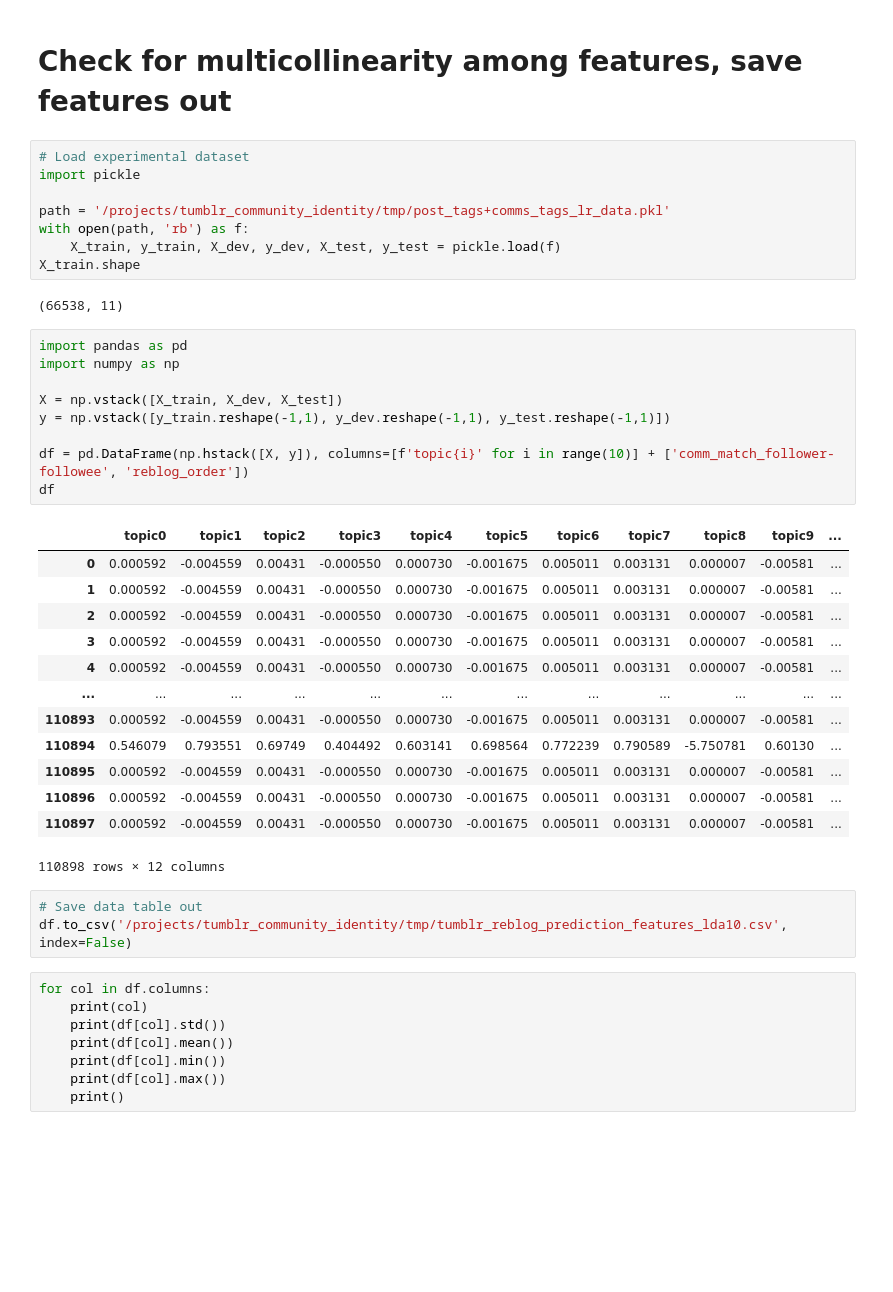
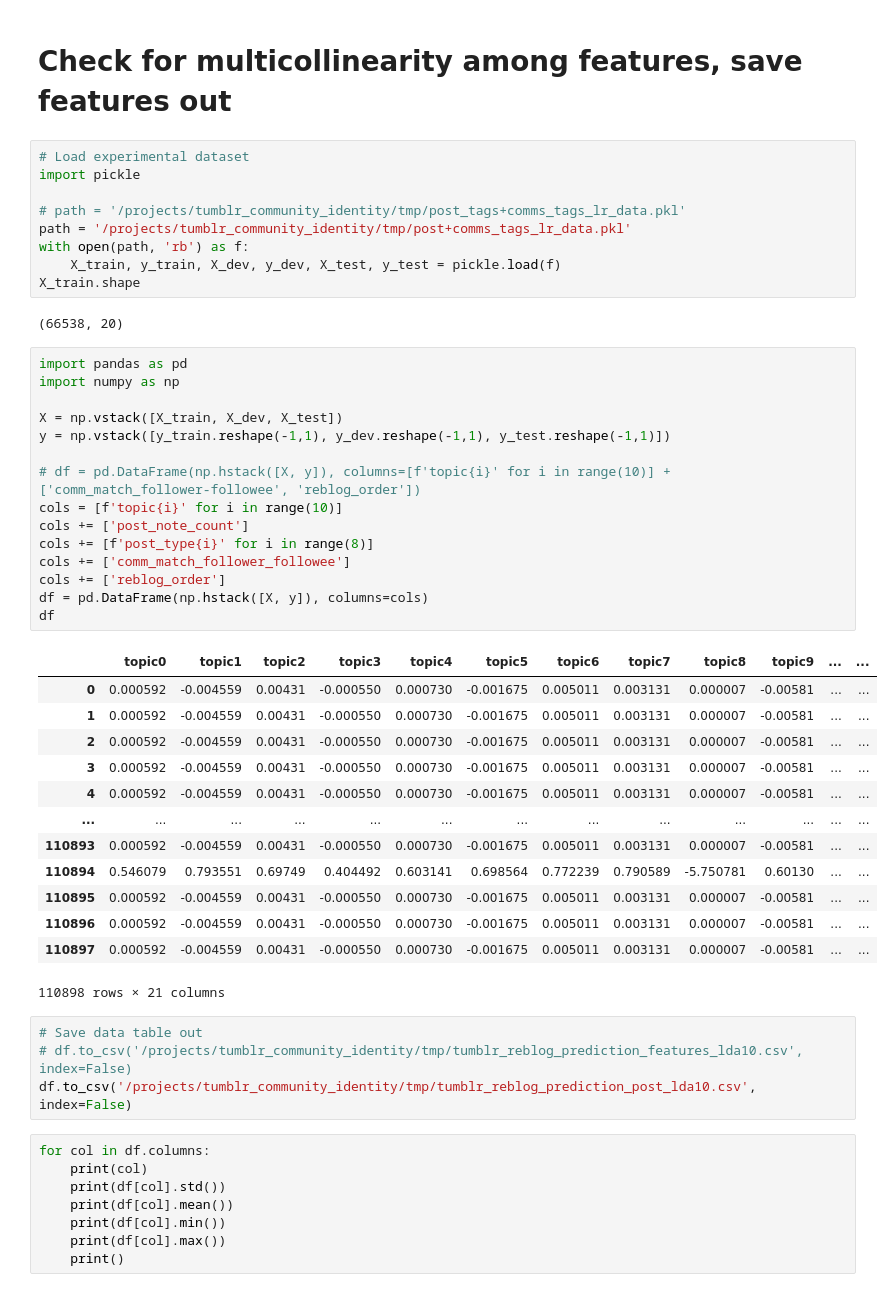
Before and after one commit to michaelmilleryoder/tumblr_community_identity, a Jupyter notebook: jupyter/check_features.ipynb, the cells around one changed output. Drawn from its saved outputs; the diff is of its cells as text; blank space fills up the shorter version.

```diff
--- a/jupyter/check_features.ipynb
+++ b/jupyter/check_features.ipynb
@@ -4,38 +4,46 @@
 # Load experimental dataset
 import pickle
 
-path = '/projects/tumblr_community_identity/tmp/post_tags+comms_tags_lr_data.pkl'
+# path = '/projects/tumblr_community_identity/tmp/post_tags+comms_tags_lr_data.pkl'
+path = '/projects/tumblr_community_identity/tmp/post+comms_tags_lr_data.pkl'
 with open(path, 'rb') as f:
     X_train, y_train, X_dev, y_dev, X_test, y_test = pickle.load(f)
 X_train.shape
 # %% [output]
-(66538, 11)
+(66538, 20)
 # %%
 import pandas as pd
 import numpy as np
 
 X = np.vstack([X_train, X_dev, X_test])
 y = np.vstack([y_train.reshape(-1,1), y_dev.reshape(-1,1), y_test.reshape(-1,1)])
 
-df = pd.DataFrame(np.hstack([X, y]), columns=[f'topic{i}' for i in range(10)] + ['comm_match_follower-followee', 'reblog_order'])
+# df = pd.DataFrame(np.hstack([X, y]), columns=[f'topic{i}' for i in range(10)] + ['comm_match_follower-followee', 'reblog_order'])
+cols = [f'topic{i}' for i in range(10)]
+cols += ['post_note_count']
+cols += [f'post_type{i}' for i in range(8)]
+cols += ['comm_match_follower_followee']
+cols += ['reblog_order']
+df = pd.DataFrame(np.hstack([X, y]), columns=cols)
 df
 # %% [output]
-|  | topic0 | topic1 | topic2 | topic3 | topic4 | topic5 | topic6 | topic7 | topic8 | topic9 | ... |
-| 0 | 0.000592 | -0.004559 | 0.00431 | -0.000550 | 0.000730 | -0.001675 | 0.005011 | 0.003131 | 0.000007 | -0.00581 | ... |
-| 1 | 0.000592 | -0.004559 | 0.00431 | -0.000550 | 0.000730 | -0.001675 | 0.005011 | 0.003131 | 0.000007 | -0.00581 | ... |
-| 2 | 0.000592 | -0.004559 | 0.00431 | -0.000550 | 0.000730 | -0.001675 | 0.005011 | 0.003131 | 0.000007 | -0.00581 | ... |
-| 3 | 0.000592 | -0.004559 | 0.00431 | -0.000550 | 0.000730 | -0.001675 | 0.005011 | 0.003131 | 0.000007 | -0.00581 | ... |
-| 4 | 0.000592 | -0.004559 | 0.00431 | -0.000550 | 0.000730 | -0.001675 | 0.005011 | 0.003131 | 0.000007 | -0.00581 | ... |
-| ... | ... | ... | ... | ... | ... | ... | ... | ... | ... | ... | ... |
-| 110893 | 0.000592 | -0.004559 | 0.00431 | -0.000550 | 0.000730 | -0.001675 | 0.005011 | 0.003131 | 0.000007 | -0.00581 | ... |
-| 110894 | 0.546079 | 0.793551 | 0.69749 | 0.404492 | 0.603141 | 0.698564 | 0.772239 | 0.790589 | -5.750781 | 0.60130 | ... |
-| 110895 | 0.000592 | -0.004559 | 0.00431 | -0.000550 | 0.000730 | -0.001675 | 0.005011 | 0.003131 | 0.000007 | -0.00581 | ... |
-| 110896 | 0.000592 | -0.004559 | 0.00431 | -0.000550 | 0.000730 | -0.001675 | 0.005011 | 0.003131 | 0.000007 | -0.00581 | ... |
-| 110897 | 0.000592 | -0.004559 | 0.00431 | -0.000550 | 0.000730 | -0.001675 | 0.005011 | 0.003131 | 0.000007 | -0.00581 | ... |
+|  | topic0 | topic1 | topic2 | topic3 | topic4 | topic5 | topic6 | topic7 | topic8 | topic9 | ... | ... |
+| 0 | 0.000592 | -0.004559 | 0.00431 | -0.000550 | 0.000730 | -0.001675 | 0.005011 | 0.003131 | 0.000007 | -0.00581 | ... | ... |
+| 1 | 0.000592 | -0.004559 | 0.00431 | -0.000550 | 0.000730 | -0.001675 | 0.005011 | 0.003131 | 0.000007 | -0.00581 | ... | ... |
+| 2 | 0.000592 | -0.004559 | 0.00431 | -0.000550 | 0.000730 | -0.001675 | 0.005011 | 0.003131 | 0.000007 | -0.00581 | ... | ... |
+| 3 | 0.000592 | -0.004559 | 0.00431 | -0.000550 | 0.000730 | -0.001675 | 0.005011 | 0.003131 | 0.000007 | -0.00581 | ... | ... |
+| 4 | 0.000592 | -0.004559 | 0.00431 | -0.000550 | 0.000730 | -0.001675 | 0.005011 | 0.003131 | 0.000007 | -0.00581 | ... | ... |
+| ... | ... | ... | ... | ... | ... | ... | ... | ... | ... | ... | ... | ... |
+| 110893 | 0.000592 | -0.004559 | 0.00431 | -0.000550 | 0.000730 | -0.001675 | 0.005011 | 0.003131 | 0.000007 | -0.00581 | ... | ... |
+| 110894 | 0.546079 | 0.793551 | 0.69749 | 0.404492 | 0.603141 | 0.698564 | 0.772239 | 0.790589 | -5.750781 | 0.60130 | ... | ... |
+| 110895 | 0.000592 | -0.004559 | 0.00431 | -0.000550 | 0.000730 | -0.001675 | 0.005011 | 0.003131 | 0.000007 | -0.00581 | ... | ... |
+| 110896 | 0.000592 | -0.004559 | 0.00431 | -0.000550 | 0.000730 | -0.001675 | 0.005011 | 0.003131 | 0.000007 | -0.00581 | ... | ... |
+| 110897 | 0.000592 | -0.004559 | 0.00431 | -0.000550 | 0.000730 | -0.001675 | 0.005011 | 0.003131 | 0.000007 | -0.00581 | ... | ... |
-110898 rows × 12 columns
+110898 rows × 21 columns
 # %%
 # Save data table out
-df.to_csv('/projects/tumblr_community_identity/tmp/tumblr_reblog_prediction_features_lda10.csv', index=False)
+# df.to_csv('/projects/tumblr_community_identity/tmp/tumblr_reblog_prediction_features_lda10.csv', index=False)
+df.to_csv('/projects/tumblr_community_identity/tmp/tumblr_reblog_prediction_post_lda10.csv', index=False)
 # %%
 for col in df.columns:
     print(col)
```
Also changed, not shown: 6 other files.
